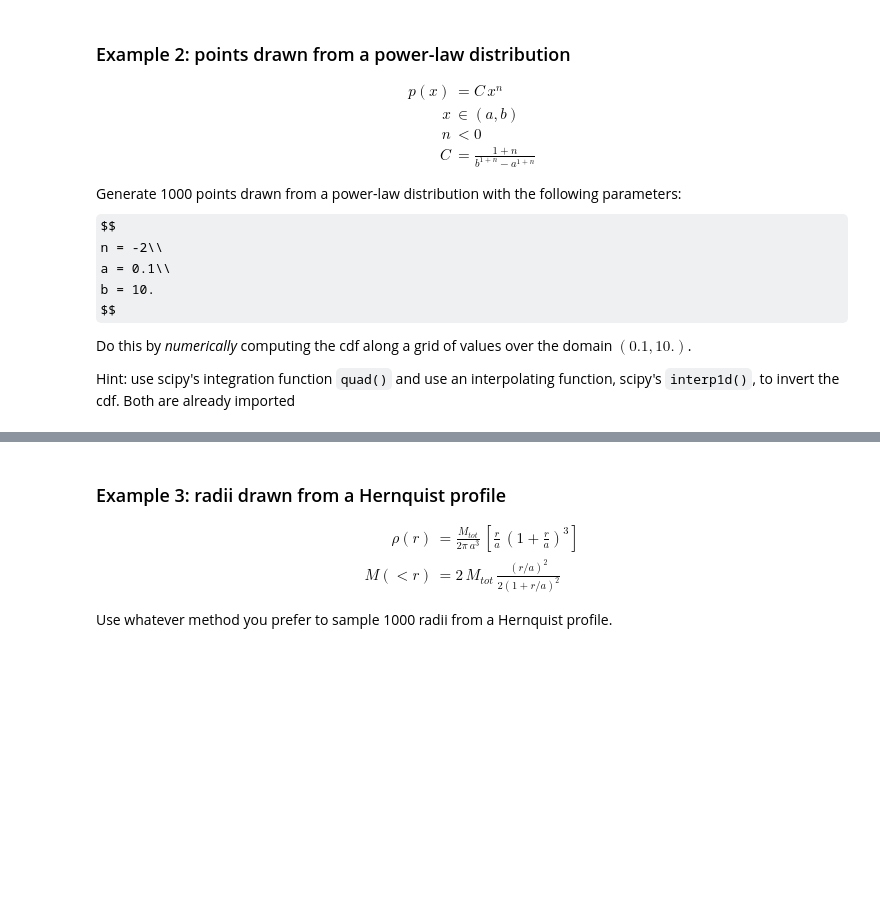
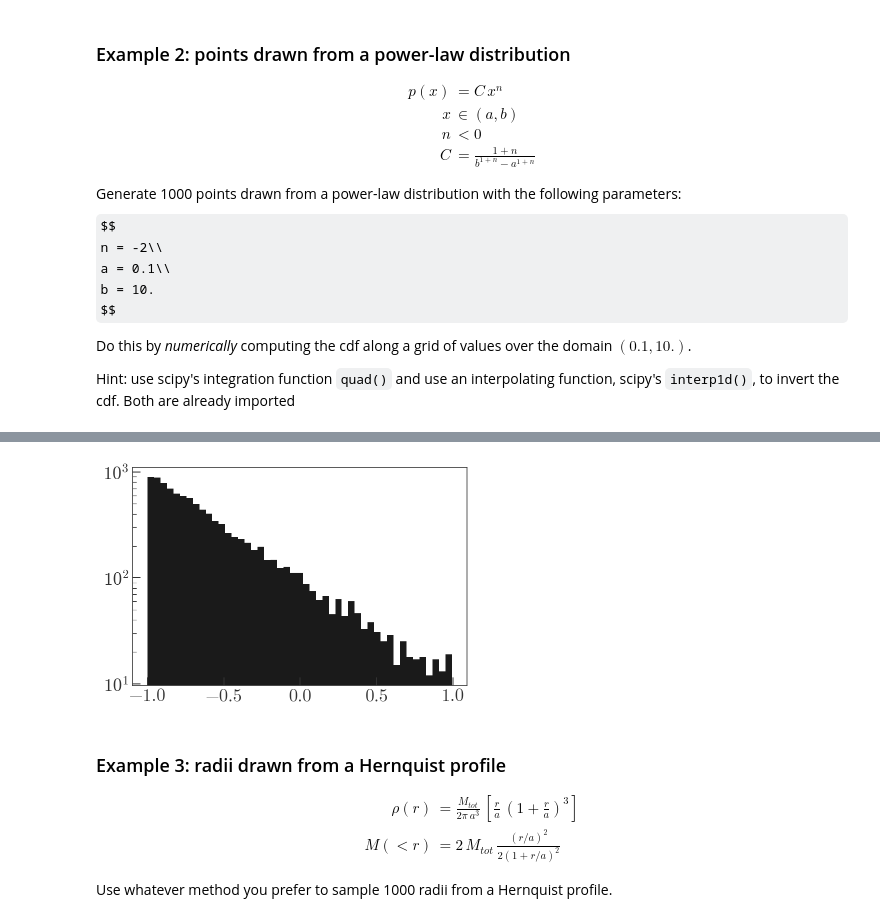
Before and after one commit to adrn/AST542, a Jupyter notebook: notebooks/Sampling from probability distributions.ipynb, the cells around one changed output, grey strips where cells are left out. Drawn from its saved outputs; the diff is of its cells as text; code cells hidden in the pictures; some formulas as TeX source; blank space fills up the shorter version.

```diff
--- a/notebooks/Sampling from probability distributions.ipynb
+++ b/notebooks/Sampling from probability distributions.ipynb
@@ -57,3 +90,12 @@ Hint: use scipy's integration function `quad()` and use an interpolating functio
+# %%
+func = interp1d(power_law_cdf, x_grid)
+# %%
+xs = func(np.random.uniform(size=10000))
+# %%
+plt.hist(np.log10(xs), bins='auto');
+plt.yscale('log')
+# %% [output]
+[figure, added]
 # %% [markdown]
 ### Example 3: radii drawn from a Hernquist profile
 
```
Also changed, not shown: parts of 8 cells of this notebook.
